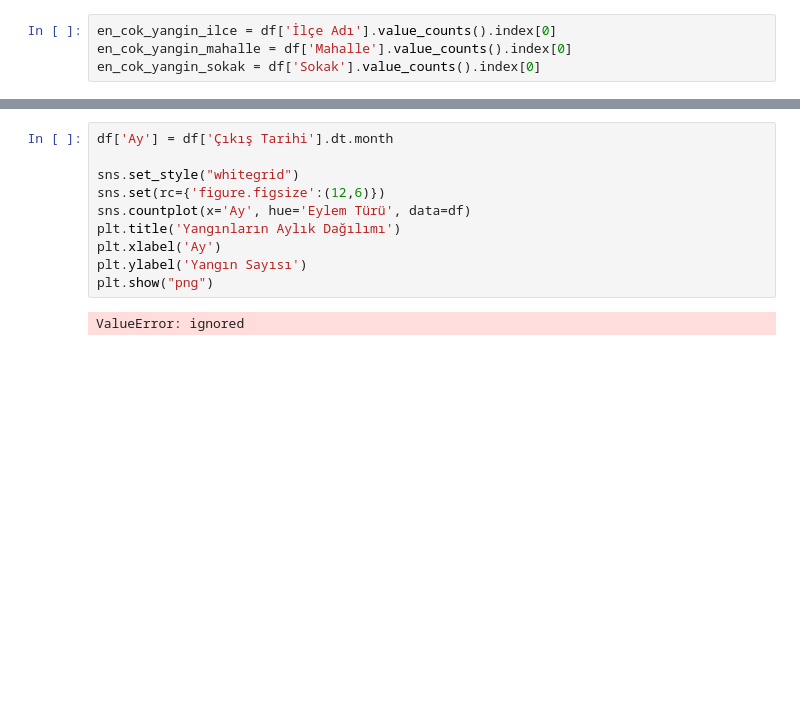
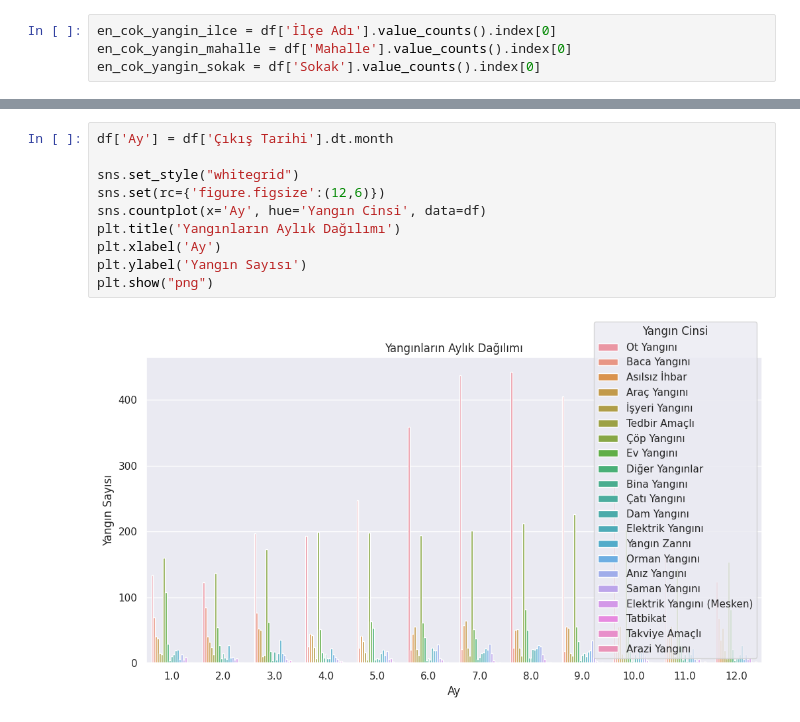
Before and after one commit to mstkyvz/BBB, a Jupyter notebook: BBB_İTFAİYE_ÇAĞRI_MÜDAHALE.ipynb, the cells around one changed output, grey strips where cells are left out. Cells and saved outputs as stored; diff of their text form; blank space fills up the shorter version.

```diff
--- a/BBB_İTFAİYE_ÇAĞRI_MÜDAHALE.ipynb
+++ b/BBB_İTFAİYE_ÇAĞRI_MÜDAHALE.ipynb
@@ -134,15 +131,15 @@ plt.show("png")
 # %%
 df['Ay'] = df['Çıkış Tarihi'].dt.month
 
 sns.set_style("whitegrid")
 sns.set(rc={'figure.figsize':(12,6)})
-sns.countplot(x='Ay', hue='Eylem Türü', data=df)
+sns.countplot(x='Ay', hue='Yangın Cinsi', data=df)
 plt.title('Yangınların Aylık Dağılımı')
 plt.xlabel('Ay')
 plt.ylabel('Yangın Sayısı')
 plt.show("png")
 # %% [output]
-ValueError: ignored
+[figure, added]
 # %%
 en_cok_yangin_ilceler = df['İlçe Adı'].value_counts().nlargest(20)
 
```
Also changed, not shown: parts of 7 cells of this notebook.
